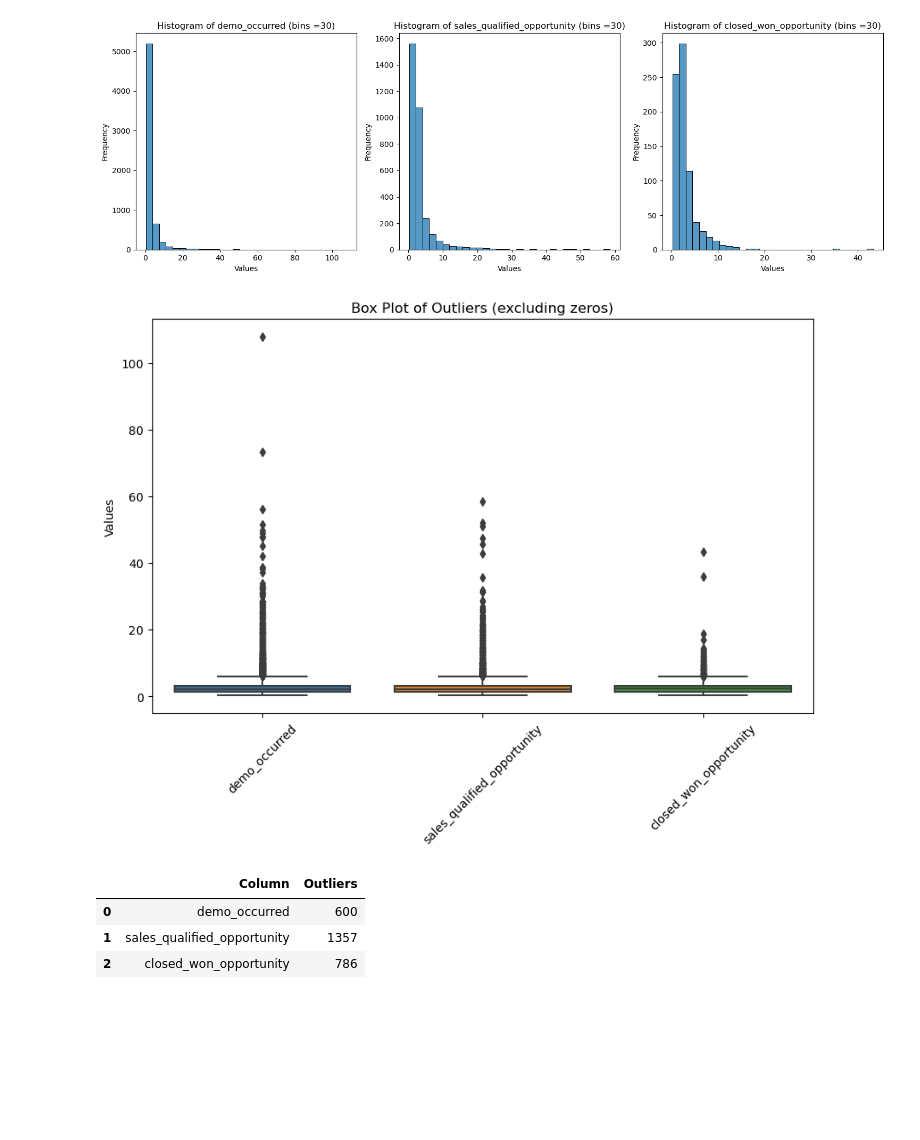
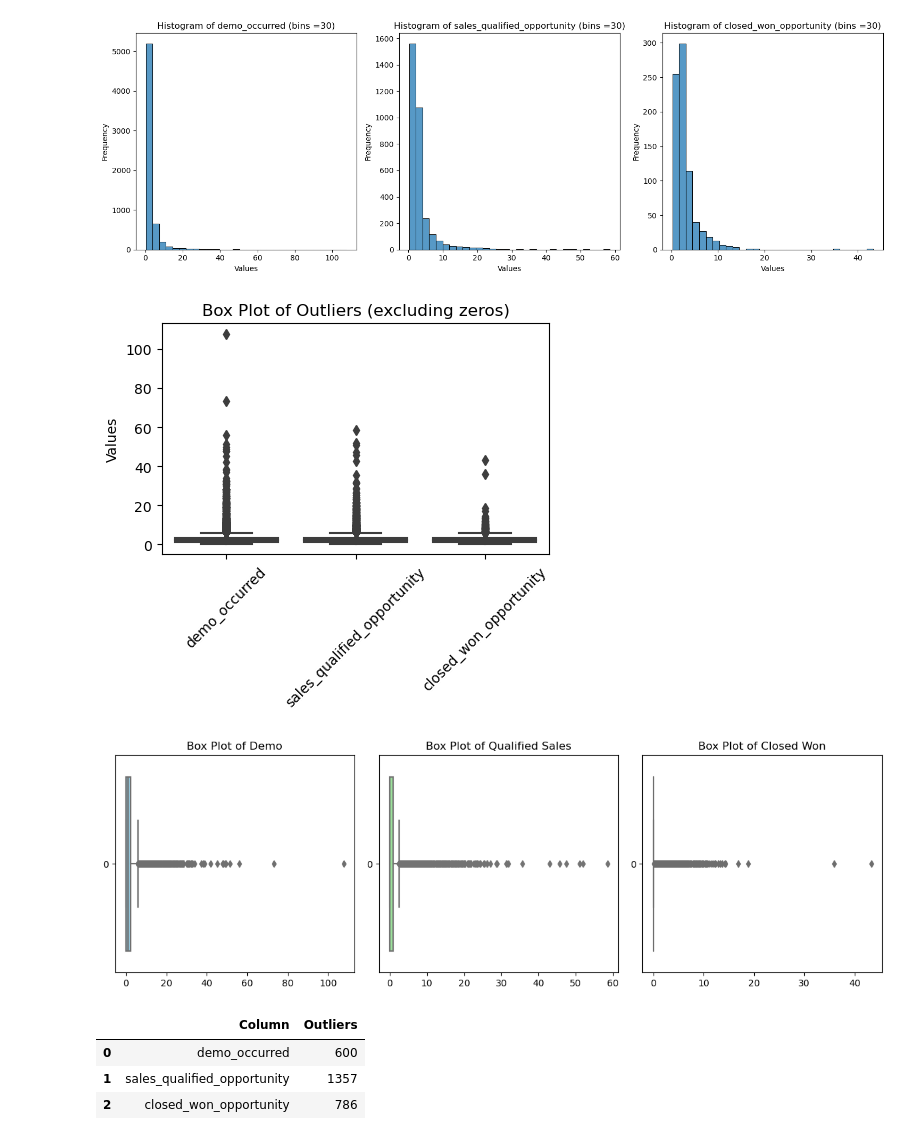
Before and after one commit to Robertoarce/Deel---Growth-Analytics-Challenge, a Jupyter notebook: notebooks/EDA.ipynb, the cells around one changed output. Drawn from its saved outputs; the diff is of its cells as text; code cells hidden in the pictures; blank space fills up the shorter version.

```diff
--- a/notebooks/EDA.ipynb
+++ b/notebooks/EDA.ipynb
@@ -185,0 +314,2 @@ memory usage: 602.3+ KB
+# %%
+conversion['year-month'] = conversion['touched_date'].str[:7]
@@ -246,24 +395,52 @@ plt.show()
 # %%
 
 conversion_filtered = conversion[columns_to_plot][conversion[columns_to_plot] != 0]
 
 # Set the figure size
-plt.figure(figsize=(10, 6))
+plt.figure(figsize=(5, 3))
 
 # Create the box plot with filtered data
 sns.boxplot(data=conversion_filtered)
 
 # Add title and labels
 plt.title('Box Plot of Outliers (excluding zeros)')
 plt.ylabel('Values')
 
 # Rotate x-axis labels for better readability (optional)
 plt.xticks(rotation=45)
 
 # Show the plot
 plt.show()
 # %% [output]
-[figure, old version]
+[figure, new version]
+# %%
+
+# Set the figure size
+plt.figure(figsize=(12,4 ))
+
+['demo_occurred',
+       'sales_qualified_opportunity', 'closed_won_opportunity']
+
+# Create subplots for each column
+plt.subplot(1, 3, 1)
+sns.boxplot(data=conversion['demo_occurred'], orient='h', color='skyblue')
+plt.title('Box Plot of Demo')
+
+plt.subplot(1, 3, 2)
+sns.boxplot(data=conversion['sales_qualified_opportunity'], orient='h', color='lightgreen')
+plt.title('Box Plot of Qualified Sales')
+
+plt.subplot(1, 3, 3)
+sns.boxplot(data=conversion['closed_won_opportunity'], orient='h', color='salmon')
+plt.title('Box Plot of Closed Won')
+
+# Adjust layout
+plt.tight_layout()
+
+# Show the plot
+plt.show()
+# %% [output]
+[figure, added]
 # %%
 outliers_counts = {}
 for column in columns_to_plot:
```
Also changed, not shown: parts of 39 cells of this notebook, 5 other files.
